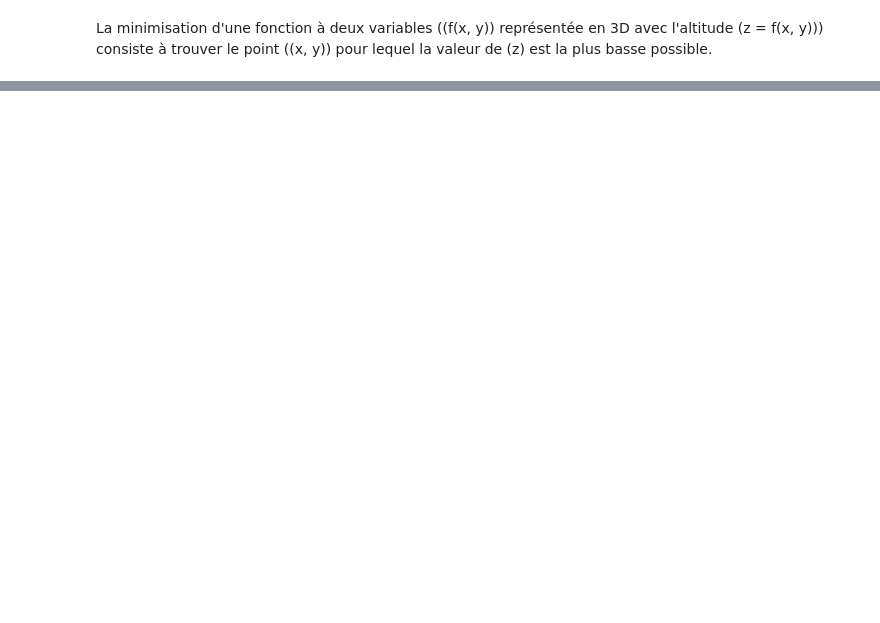
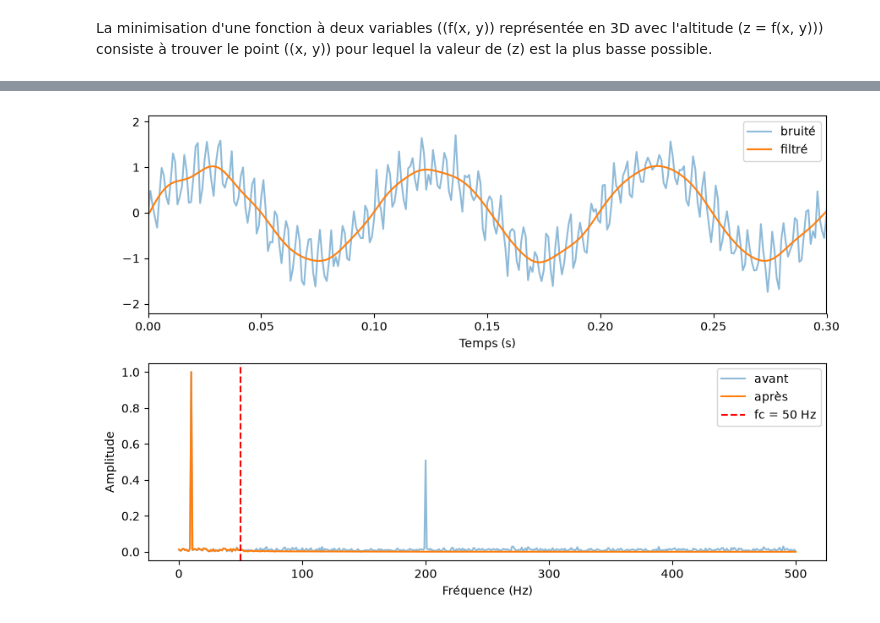
Before and after one commit to Balde44-art/Intro2Python, a Jupyter notebook: lesson_4.ipynb, the cells around one changed output, grey strips where cells are left out. Saved outputs shown, nothing was run; the diff lists cells and outputs as text; code cells hidden in the pictures; blank space fills up the shorter version.

```diff
--- a/lesson_4.ipynb
+++ b/lesson_4.ipynb
@@ -81,0 +205,32 @@ print(result)
+# %%
+import numpy as np
+import scipy.signal as sg
+import matplotlib.pyplot as plt
+
+fs = 1000                       # fréquence d'échantillonnage (Hz)
+fc = 50                         # fréquence de coupure (Hz)
+t = np.arange(0, 1, 1/fs)
+
+# Signal de test : 10 Hz utile + 200 Hz parasite + bruit
+x = np.sin(2*np.pi*10*t) + 0.5*np.sin(2*np.pi*200*t) + 0.2*np.random.randn(len(t))
+
+# Filtre passe-bas Butterworth d'ordre 4
+b, a = sg.butter(4, fc/(fs/2), btype='low')
+y = sg.filtfilt(b, a, x)        # filtrage à phase nulle
+
+# Spectres (amplitude)
+freqs = np.fft.rfftfreq(len(x), 1/fs)
+X = np.abs(np.fft.rfft(x)) / len(x) * 2
+Y = np.abs(np.fft.rfft(y)) / len(y) * 2
+
+fig, ax = plt.subplots(2, 1, figsize=(9, 6))
+ax[0].plot(t, x, alpha=0.5, label="bruité")
+ax[0].plot(t, y, label="filtré")
+ax[0].set(xlabel="Temps (s)", xlim=(0, 0.3)); ax[0].legend()
+ax[1].plot(freqs, X, alpha=0.5, label="avant")
+ax[1].plot(freqs, Y, label="après")
+ax[1].axvline(fc, color='r', ls='--', label=f"fc = {fc} Hz")
+ax[1].set(xlabel="Fréquence (Hz)", ylabel="Amplitude"); ax[1].legend()
+plt.tight_layout(); plt.show()
+# %% [output]
+[figure, added]
```
Also changed, not shown: parts of 18 cells of this notebook, 3 other files.
